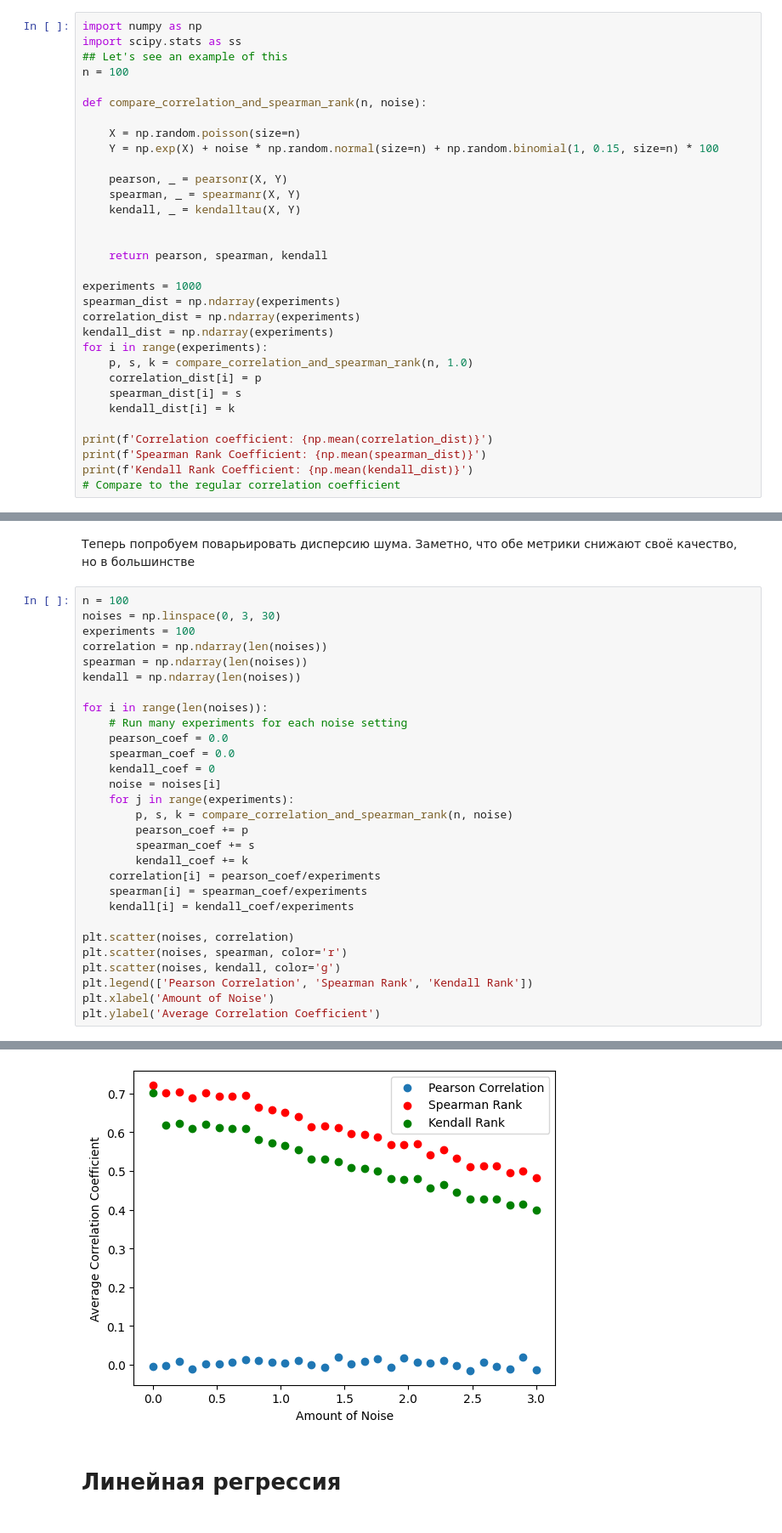
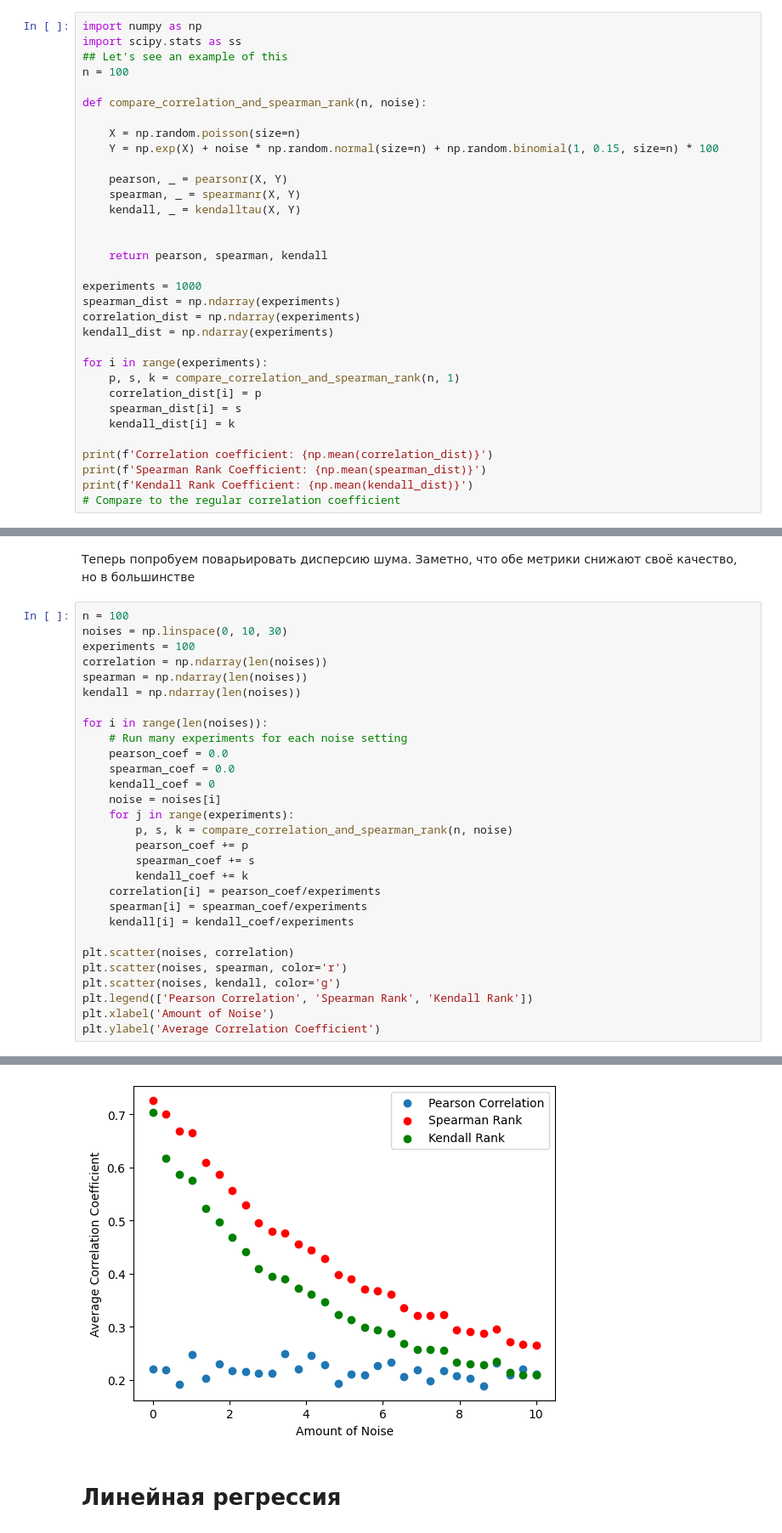
Before and after one commit to XuMuK1/psmo, a Jupyter notebook: seminars/seminar_08_linreg.ipynb, the cells around one changed output, grey strips where cells are left out. Shown at 85% size. Saved outputs shown, nothing was run; the diff lists cells and outputs as text.

```diff
--- a/seminars/seminar_08_linreg.ipynb
+++ b/seminars/seminar_08_linreg.ipynb
@@ -230,8 +231,9 @@ experiments = 1000
 spearman_dist = np.ndarray(experiments)
 correlation_dist = np.ndarray(experiments)
 kendall_dist = np.ndarray(experiments)
+
 for i in range(experiments):
-    p, s, k = compare_correlation_and_spearman_rank(n, 1.0)
+    p, s, k = compare_correlation_and_spearman_rank(n, 1)
     correlation_dist[i] = p
     spearman_dist[i] = s
     kendall_dist[i] = k
@@ -262,36 +264,36 @@ plt.ylabel('Frequency');
 Теперь попробуем поварьировать дисперсию шума. Заметно, что обе метрики снижают своё качество, но в большинстве
 # %%
 n = 100
-noises = np.linspace(0, 3, 30)
+noises = np.linspace(0, 10, 30)
 experiments = 100
 correlation = np.ndarray(len(noises))
 spearman = np.ndarray(len(noises))
 kendall = np.ndarray(len(noises))
 
 for i in range(len(noises)):
     # Run many experiments for each noise setting
     pearson_coef = 0.0
     spearman_coef = 0.0
     kendall_coef = 0
     noise = noises[i]
     for j in range(experiments):
         p, s, k = compare_correlation_and_spearman_rank(n, noise)
         pearson_coef += p
         spearman_coef += s
         kendall_coef += k
     correlation[i] = pearson_coef/experiments
     spearman[i] = spearman_coef/experiments
     kendall[i] = kendall_coef/experiments
 
 plt.scatter(noises, correlation)
 plt.scatter(noises, spearman, color='r')
 plt.scatter(noises, kendall, color='g')
 plt.legend(['Pearson Correlation', 'Spearman Rank', 'Kendall Rank'])
 plt.xlabel('Amount of Noise')
 plt.ylabel('Average Correlation Coefficient')
 # %% [output]
 Text(0, 0.5, 'Average Correlation Coefficient')
-[figure, old version]
+[figure, new version]
 # %% [markdown]
 # Линейная регрессия
 # %% [markdown]
```
Also changed, not shown: parts of 5 cells of this notebook.
